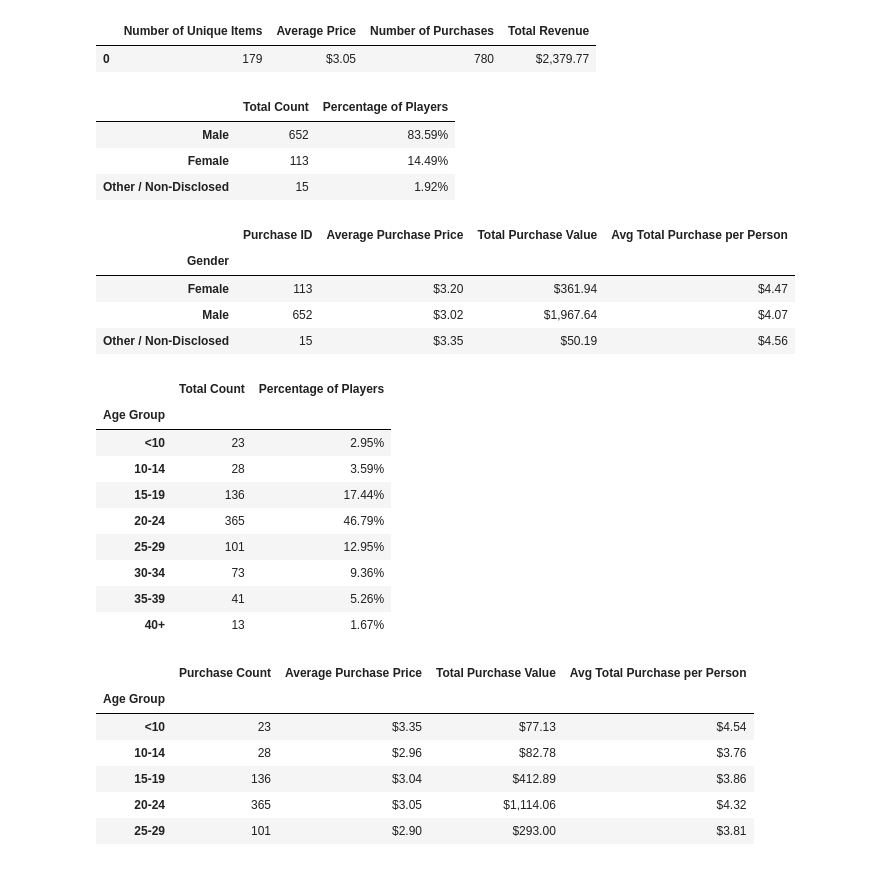
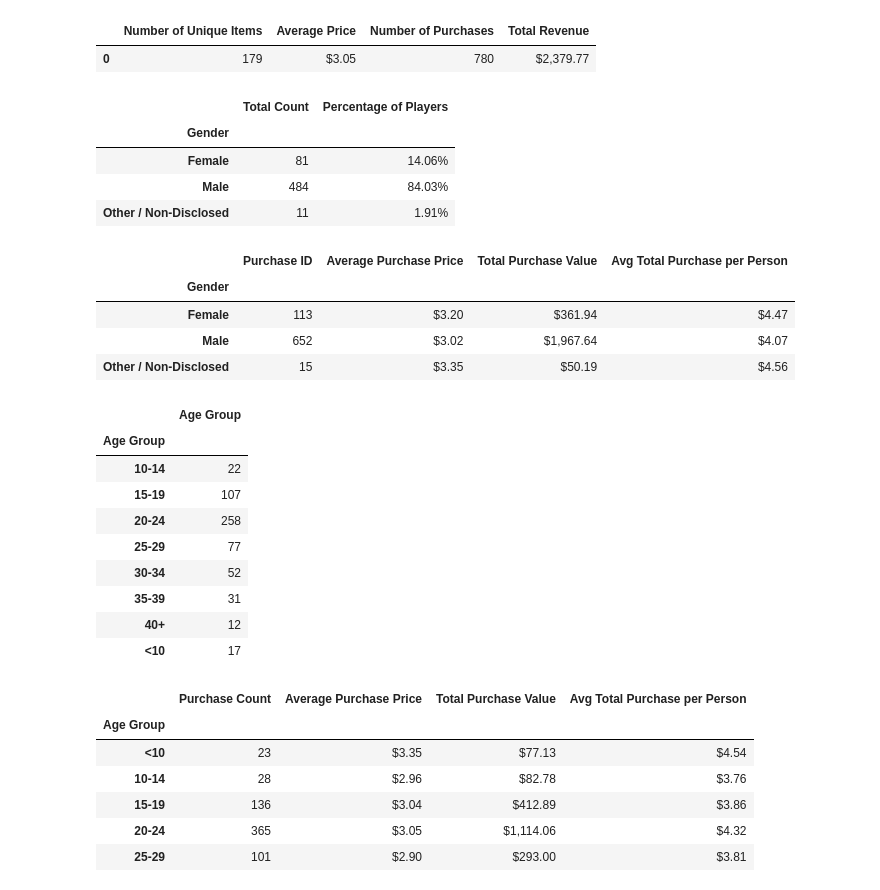
Before and after one commit to apizzo1/pandas-challenge, a Jupyter notebook: HeroesOfPymoli/HeroesOfPymoli.ipynb, the cells around one changed output. Drawn from its saved outputs; the diff is of its cells as text; code cells hidden in the pictures.

```diff
--- a/HeroesOfPymoli/HeroesOfPymoli.ipynb
+++ b/HeroesOfPymoli/HeroesOfPymoli.ipynb
@@ -40,17 +40,20 @@ sum_df
 | 0 | 179 | $3.05 | 780 | $2,379.77 |
 # %%
 #Percentage and count of players
-gender = purchase_df["Gender"].value_counts()
-gender_df = pd.DataFrame(gender)
+
+gender_group = purchase_df.groupby("SN")["Gender"].value_counts()
+gender_count = gender_group.count("Gender")
+gender_df = pd.DataFrame(gender_count)
 gender_df_new = gender_df.rename(columns={"Gender":"Total Count"})
 gender_df_new["Percentage of Players"] = (gender_df_new["Total Count"]/gender_df_new["Total Count"].sum())*100
 gender_df_new["Percentage of Players"] = gender_df_new["Percentage of Players"].map('{:,.2f}%'.format)
 gender_df_new
 # %% [output]
 |  | Total Count | Percentage of Players |
-| Male | 652 | 83.59% |
-| Female | 113 | 14.49% |
-| Other / Non-Disclosed | 15 | 1.92% |
+| Gender |  |  |
+| Female | 81 | 14.06% |
+| Male | 484 | 84.03% |
+| Other / Non-Disclosed | 11 | 1.91% |
 # %%
 # Purchasing Analysis (Gender)
 gender_group1= purchase_df.groupby("Gender")["Purchase ID"].count()
@@ -75,25 +78,29 @@ gender_tot_df
 # %%
 #Age Demographics
 bins = [0, 9, 14, 19, 24,29,34,39,100]
 group_names = ["<10","10-14","15-19","20-24","25-29","30-34","35-39","40+"]
 purchase_df["Age Group"] = pd.cut(purchase_df["Age"], bins, labels = group_names, include_lowest = True)
-age_df = purchase_df.groupby("Age Group").count()
-age_df["Percentage of Players"] = (age_df["Age"]/age_df["SN"].sum())*100
-age_df_final = age_df[["Purchase ID","Percentage of Players"]]
-age_df_final = age_df_final.rename(columns = {"Purchase ID": "Total Count"})
-age_df_final["Percentage of Players"] = age_df_final["Percentage of Players"].map('{:,.2f}%'.format)
+
+age_group = purchase_df.groupby("SN")["Age Group"].value_counts()
+age_group_df = age_group.count("Age Group")
+age_group_df = pd.DataFrame(age_group_df)
+# age_group_df["Percentage of Players"] = (age_group_df["Age Group"]/age_group_df["SN"].sum())*100
+# age_df_final = age_group_df[["Purchase ID","Percentage of Players"]]
+# age_df_final = age_df_final.rename(columns = {"Purchase ID": "Total Count"})
+# age_df_final["Percentage of Players"] = age_df_final["Percentage of Players"].map('{:,.2f}%'.format)
 age_df_final
+age_group_df
 # %% [output]
-|  | Total Count | Percentage of Players |
-| Age Group |  |  |
-| <10 | 23 | 2.95% |
-| 10-14 | 28 | 3.59% |
-| 15-19 | 136 | 17.44% |
-| 20-24 | 365 | 46.79% |
-| 25-29 | 101 | 12.95% |
-| 30-34 | 73 | 9.36% |
-| 35-39 | 41 | 5.26% |
-| 40+ | 13 | 1.67% |
+|  | Age Group |
+| Age Group |  |
+| 10-14 | 22 |
+| 15-19 | 107 |
+| 20-24 | 258 |
+| 25-29 | 77 |
+| 30-34 | 52 |
+| 35-39 | 31 |
+| 40+ | 12 |
+| <10 | 17 |
 # %%
 #Purchasing Analysis (Age)
 purchase_df
```
Also changed, not shown: parts of 4 cells of this notebook.
